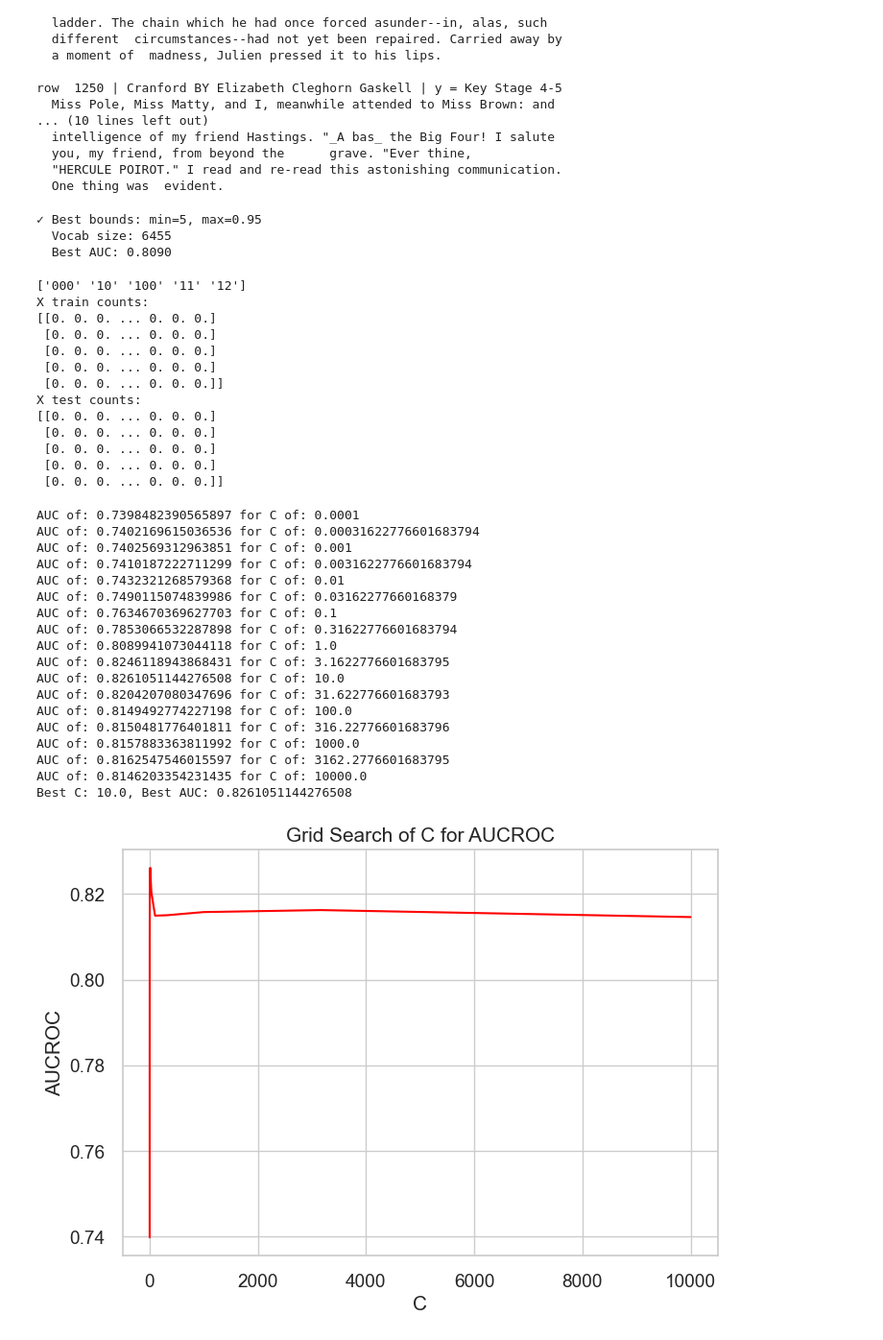
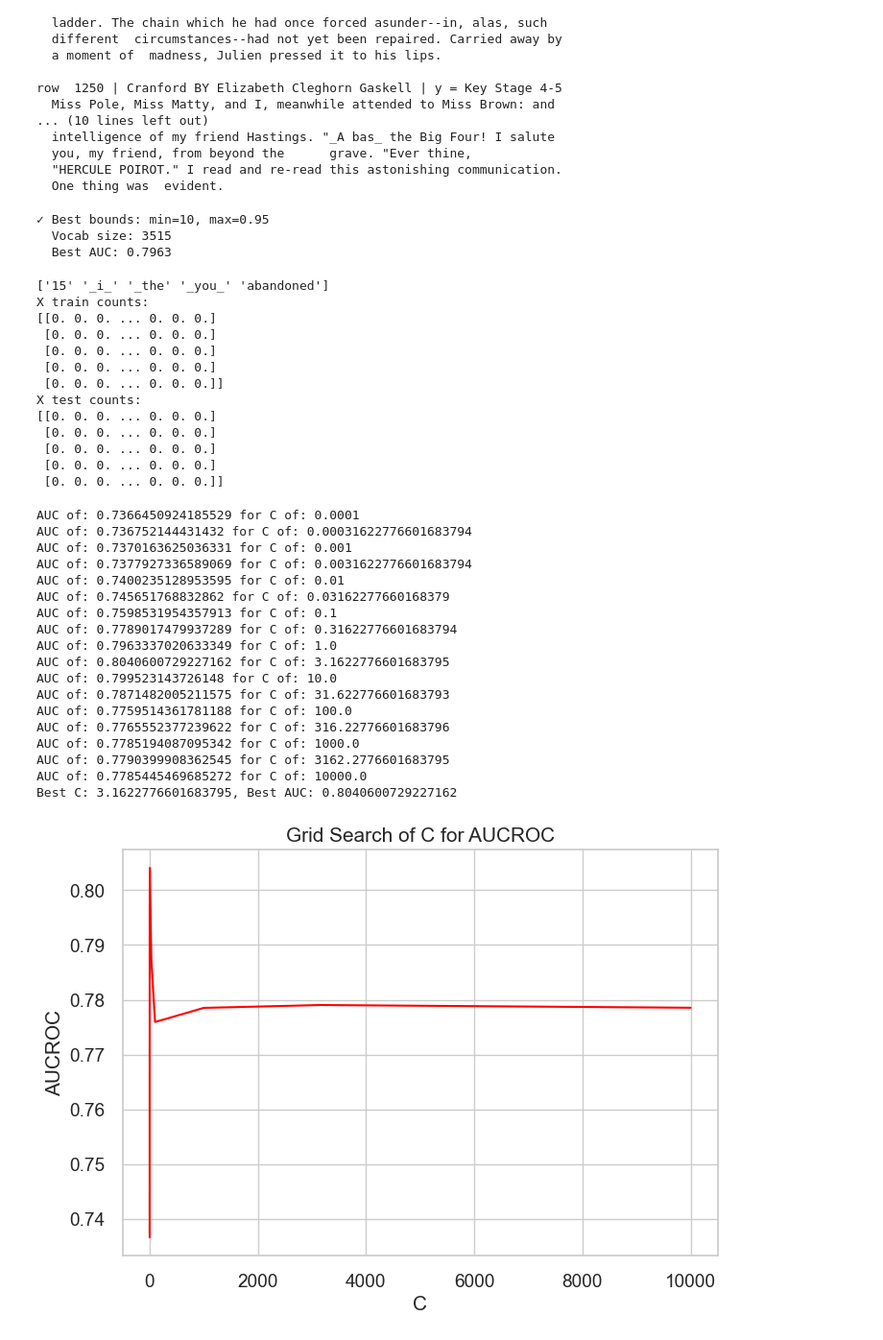
Before and after one commit to pickle244/ml-project-a, a Jupyter notebook: p2.ipynb, the cells around one changed output. Shown at 96% size. Saved outputs shown, nothing was run; the diff lists cells and outputs as text; code cells hidden in the pictures.

```diff
--- a/p2.ipynb
+++ b/p2.ipynb
@@ -55,8 +55,7 @@ row  1250 | Cranford BY Elizabeth Cleghorn Gaskell | y = Key Stage 4-5
 # %%
 import sklearn
 # %%
-def make_logit_pipeline(C=1.0, use_tfidf=True, sublinear_tf=True):
-    """Construct a sklearn Pipeline that optionally applies TF-IDF to count features, then scales and fits a logistic regression."""
+def make_logit_pipeline(C=1.0):
     steps = [('logit', sklearn.linear_model.LogisticRegression(solver="lbfgs", l1_ratio=0, C=C, max_iter=1000))]
     pipeline = sklearn.pipeline.Pipeline(steps=steps)
     return pipeline
@@ -66,8 +65,8 @@ from sklearn.feature_extraction.text import TfidfVectorizer
 def find_best_vocab(
     x_df=x_train_df,
     y_labels=y_train_df['Coarse Label'],
-    min_df_range=(10, 51, 5),
-    max_df_range=np.arange(1.0, 0.4, -.05),
+    min_df_range=range(10, 51, 5),
+    max_df_range=np.arange(1.0, 0.45, -.05),
     n_splits=10,
     random_state=42
 ):
@@ -80,7 +79,6 @@ def find_best_vocab(
             # Use TfidfVectorizer to build count matrix; TF-IDF will be applied in the pipeline
             vectorizer = TfidfVectorizer(min_df=min_df, max_df=max_df)
             X_train = vectorizer.fit_transform(x_df['text'])
-            analyze = vectorizer.build_analyzer()
             vocab = vectorizer.get_feature_names_out()
             X_counts = X_train.toarray()
             vocab_df = pd.DataFrame(X_counts, columns=vocab, index=x_df.index)
@@ -122,9 +120,9 @@ print(f"\n✓ Best bounds: min={best_min_df}, max={best_max_df}")
 print(f"  Vocab size: {results['best_vocab_length']}")
 print(f"  Best AUC: {results['best_auc']:.4f}")
 # %% [output]
-✓ Best bounds: min=5, max=0.95
-  Vocab size: 6455
-  Best AUC: 0.8090
+✓ Best bounds: min=10, max=0.95
+  Vocab size: 3515
+  Best AUC: 0.7963
 # %%
 # Load and augment test data with same vocabulary
 x_test_df = pd.read_csv(os.path.join("data", "x_test.csv"))
@@ -143,7 +141,7 @@ print(X_test_counts[:5])
 x_train_df_new = pd.DataFrame(X_train_counts, columns=vocab, index=x_train_df.index)
 x_test_df_new = pd.DataFrame(X_test_counts, columns=vocab, index=x_test_df.index)
 # %% [output]
-['000' '10' '100' '11' '12']
+['15' '_i_' '_the' '_you_' 'abandoned']
 X train counts:
 [[0. 0. 0. ... 0. 0. 0.]
  [0. 0. 0. ... 0. 0. 0.]
@@ -174,55 +172,54 @@ sns.set_theme('notebook', style='whitegrid', font_scale=1.25)
 C_grid = np.logspace(-4, 4, 17)
 hypers_list = []
 
 kf = sklearn.model_selection.KFold(n_splits=10, shuffle=True, random_state=42)
 for C in C_grid:
   pl = make_logit_pipeline(C=C)
   aucs = []
   for train_index, val_index in kf.split(x_train_df_new):
     x_train_fold = x_train_df_new.iloc[train_index]
     y_train_fold = y_train_df['Coarse Label'].iloc[train_index]
     x_val_fold = x_train_df_new.iloc[val_index]
     y_val_fold = y_train_df['Coarse Label'].iloc[val_index]
 
     pl.fit(x_train_fold, y_train_fold)
     y_pred_proba = pl.predict_proba(x_val_fold)[:, 1]
 
     auc = sklearn.metrics.roc_auc_score(y_val_fold, y_pred_proba)
     aucs.append(auc)
   mean_auc = np.mean(aucs)
   hypers_list.append((C, mean_auc))
 
-C_vals = [h[0] for h in hypers_list]
 AUC_vals = [h[1] for h in hypers_list]
-for C, AUC in zip(C_vals, AUC_vals):
+for C, AUC in zip(C_grid, AUC_vals):
     print(f"AUC of: {AUC} for C of: {C}")
-plt.plot(C_vals, AUC_vals, color='red')
+plt.plot(C_grid, AUC_vals, color='red')
 plt.xlabel('C')
 plt.ylabel('AUCROC')
 plt.title('Grid Search of C for AUCROC')
 
 best_C, best_auc = max(hypers_list, key=lambda x: x[1])
 print(f"Best C: {best_C}, Best AUC: {best_auc}")
 # %% [output]
-AUC of: 0.7398482390565897 for C of: 0.0001
-AUC of: 0.7402169615036536 for C of: 0.00031622776601683794
-AUC of: 0.7402569312963851 for C of: 0.001
-AUC of: 0.7410187222711299 for C of: 0.0031622776601683794
-AUC of: 0.7432321268579368 for C of: 0.01
-AUC of: 0.7490115074839986 for C of: 0.03162277660168379
-AUC of: 0.7634670369627703 for C of: 0.1
-AUC of: 0.7853066532287898 for C of: 0.31622776601683794
-AUC of: 0.8089941073044118 for C of: 1.0
-AUC of: 0.8246118943868431 for C of: 3.1622776601683795
-AUC of: 0.8261051144276508 for C of: 10.0
-AUC of: 0.8204207080347696 for C of: 31.622776601683793
-AUC of: 0.8149492774227198 for C of: 100.0
-AUC of: 0.8150481776401811 for C of: 316.22776601683796
-AUC of: 0.8157883363811992 for C of: 1000.0
-AUC of: 0.8162547546015597 for C of: 3162.2776601683795
-AUC of: 0.8146203354231435 for C of: 10000.0
-Best C: 10.0, Best AUC: 0.8261051144276508
+AUC of: 0.7366450924185529 for C of: 0.0001
+AUC of: 0.736752144431432 for C of: 0.00031622776601683794
+AUC of: 0.7370163625036331 for C of: 0.001
+AUC of: 0.7377927336589069 for C of: 0.0031622776601683794
+AUC of: 0.7400235128953595 for C of: 0.01
+AUC of: 0.745651768832862 for C of: 0.03162277660168379
+AUC of: 0.7598531954357913 for C of: 0.1
+AUC of: 0.7789017479937289 for C of: 0.31622776601683794
+AUC of: 0.7963337020633349 for C of: 1.0
+AUC of: 0.8040600729227162 for C of: 3.1622776601683795
+AUC of: 0.799523143726148 for C of: 10.0
+AUC of: 0.7871482005211575 for C of: 31.622776601683793
+AUC of: 0.7759514361781188 for C of: 100.0
+AUC of: 0.7765552377239622 for C of: 316.22776601683796
+AUC of: 0.7785194087095342 for C of: 1000.0
+AUC of: 0.7790399908362545 for C of: 3162.2776601683795
+AUC of: 0.7785445469685272 for C of: 10000.0
+Best C: 3.1622776601683795, Best AUC: 0.8040600729227162
-[figure, old version]
+[figure, new version]
 # %%
 best_pl = make_logit_pipeline(C=best_C)
 best_pl.fit(x_train_df_new, y_train_df['Coarse Label'])
```
Also changed, not shown: 3 other files.
